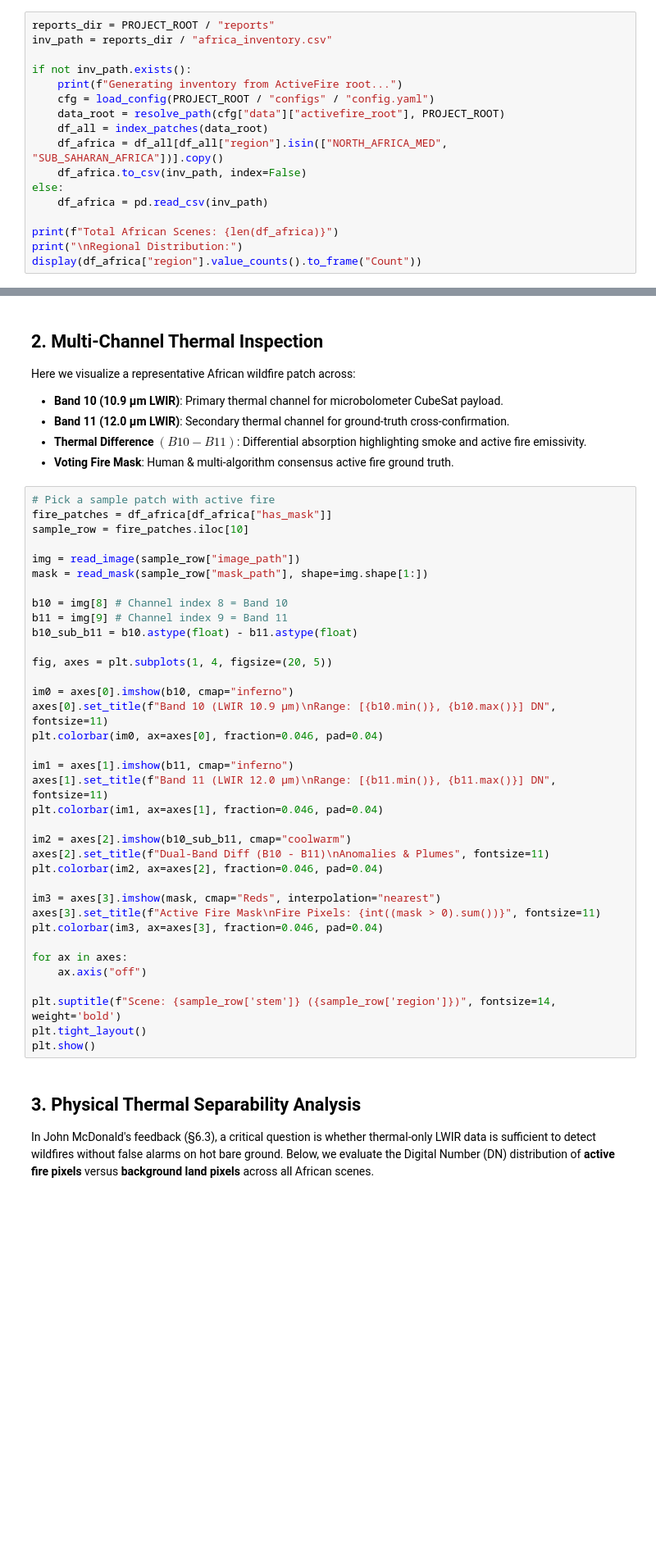
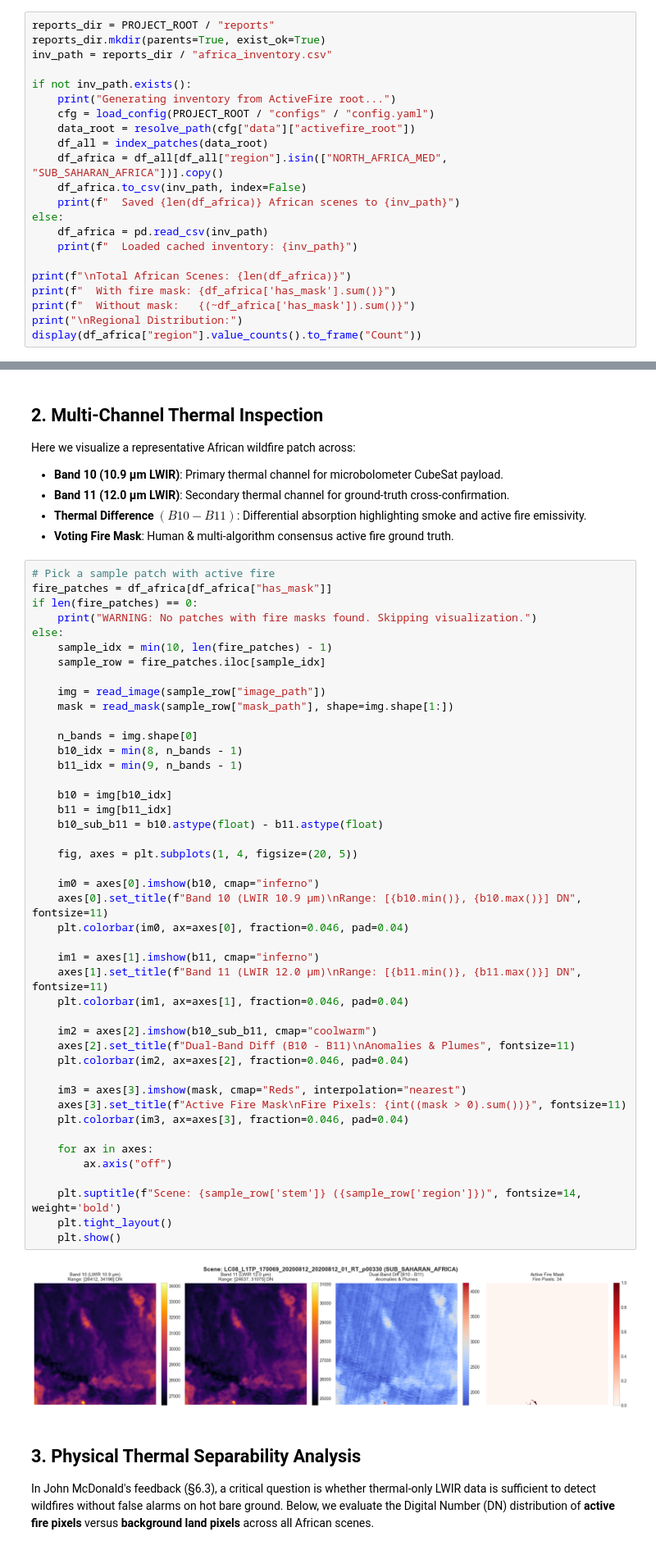
Before and after one commit to kacemamine721-star/thermal-edge-fire, a Jupyter notebook: notebooks/01_african_data_exploration.ipynb, the cells around one changed output, grey strips where cells are left out. Shown at 82% size. Saved outputs shown, nothing was run; the diff lists cells and outputs as text; blank space fills up the shorter version.

Commit message:
feat: corrections and end of the preprocessing of the data

```diff
--- a/notebooks/01_african_data_exploration.ipynb
+++ b/notebooks/01_african_data_exploration.ipynb
@@ -34,18 +46,23 @@ We load the curated African inventory (`reports/africa_inventory.csv`) derived f
 Each scene has been inverse-projected from UTM projection coordinates to geographic WGS84 (${\rm Lat}, {\rm Lon}$).
 # %%
 reports_dir = PROJECT_ROOT / "reports"
+reports_dir.mkdir(parents=True, exist_ok=True)
 inv_path = reports_dir / "africa_inventory.csv"
 
 if not inv_path.exists():
-    print(f"Generating inventory from ActiveFire root...")
+    print("Generating inventory from ActiveFire root...")
     cfg = load_config(PROJECT_ROOT / "configs" / "config.yaml")
-    data_root = resolve_path(cfg["data"]["activefire_root"], PROJECT_ROOT)
+    data_root = resolve_path(cfg["data"]["activefire_root"])
     df_all = index_patches(data_root)
     df_africa = df_all[df_all["region"].isin(["NORTH_AFRICA_MED", "SUB_SAHARAN_AFRICA"])].copy()
     df_africa.to_csv(inv_path, index=False)
+    print(f"  Saved {len(df_africa)} African scenes to {inv_path}")
 else:
     df_africa = pd.read_csv(inv_path)
+    print(f"  Loaded cached inventory: {inv_path}")
 
-print(f"Total African Scenes: {len(df_africa)}")
+print(f"\nTotal African Scenes: {len(df_africa)}")
+print(f"  With fire mask: {df_africa['has_mask'].sum()}")
+print(f"  Without mask:   {(~df_africa['has_mask']).sum()}")
 print("\nRegional Distribution:")
 display(df_africa["region"].value_counts().to_frame("Count"))
@@ -79,39 +110,49 @@ Here we visualize a representative African wildfire patch across:
 # %%
 # Pick a sample patch with active fire
 fire_patches = df_africa[df_africa["has_mask"]]
-sample_row = fire_patches.iloc[10]
+if len(fire_patches) == 0:
+    print("WARNING: No patches with fire masks found. Skipping visualization.")
+else:
+    sample_idx = min(10, len(fire_patches) - 1)
+    sample_row = fire_patches.iloc[sample_idx]
 
-img = read_image(sample_row["image_path"])
-mask = read_mask(sample_row["mask_path"], shape=img.shape[1:])
+    img = read_image(sample_row["image_path"])
+    mask = read_mask(sample_row["mask_path"], shape=img.shape[1:])
 
-b10 = img[8] # Channel index 8 = Band 10
-b11 = img[9] # Channel index 9 = Band 11
-b10_sub_b11 = b10.astype(float) - b11.astype(float)
+    n_bands = img.shape[0]
+    b10_idx = min(8, n_bands - 1)
+    b11_idx = min(9, n_bands - 1)
 
-fig, axes = plt.subplots(1, 4, figsize=(20, 5))
+    b10 = img[b10_idx]
+    b11 = img[b11_idx]
+    b10_sub_b11 = b10.astype(float) - b11.astype(float)
 
-im0 = axes[0].imshow(b10, cmap="inferno")
-axes[0].set_title(f"Band 10 (LWIR 10.9 µm)\nRange: [{b10.min()}, {b10.max()}] DN", fontsize=11)
-plt.colorbar(im0, ax=axes[0], fraction=0.046, pad=0.04)
+    fig, axes = plt.subplots(1, 4, figsize=(20, 5))
 
-im1 = axes[1].imshow(b11, cmap="inferno")
-axes[1].set_title(f"Band 11 (LWIR 12.0 µm)\nRange: [{b11.min()}, {b11.max()}] DN", fontsize=11)
-plt.colorbar(im1, ax=axes[1], fraction=0.046, pad=0.04)
+    im0 = axes[0].imshow(b10, cmap="inferno")
+    axes[0].set_title(f"Band 10 (LWIR 10.9 µm)\nRange: [{b10.min()}, {b10.max()}] DN", fontsize=11)
+    plt.colorbar(im0, ax=axes[0], fraction=0.046, pad=0.04)
 
-im2 = axes[2].imshow(b10_sub_b11, cmap="coolwarm")
-axes[2].set_title(f"Dual-Band Diff (B10 - B11)\nAnomalies & Plumes", fontsize=11)
-plt.colorbar(im2, ax=axes[2], fraction=0.046, pad=0.04)
+    im1 = axes[1].imshow(b11, cmap="inferno")
+    axes[1].set_title(f"Band 11 (LWIR 12.0 µm)\nRange: [{b11.min()}, {b11.max()}] DN", fontsize=11)
+    plt.colorbar(im1, ax=axes[1], fraction=0.046, pad=0.04)
 
-im3 = axes[3].imshow(mask, cmap="Reds", interpolation="nearest")
-axes[3].set_title(f"Active Fire Mask\nFire Pixels: {int((mask > 0).sum())}", fontsize=11)
-plt.colorbar(im3, ax=axes[3], fraction=0.046, pad=0.04)
+    im2 = axes[2].imshow(b10_sub_b11, cmap="coolwarm")
+    axes[2].set_title(f"Dual-Band Diff (B10 - B11)\nAnomalies & Plumes", fontsize=11)
+    plt.colorbar(im2, ax=axes[2], fraction=0.046, pad=0.04)
 
-for ax in axes:
-    ax.axis("off")
+    im3 = axes[3].imshow(mask, cmap="Reds", interpolation="nearest")
+    axes[3].set_title(f"Active Fire Mask\nFire Pixels: {int((mask > 0).sum())}", fontsize=11)
+    plt.colorbar(im3, ax=axes[3], fraction=0.046, pad=0.04)
 
-plt.suptitle(f"Scene: {sample_row['stem']} ({sample_row['region']})", fontsize=14, weight='bold')
-plt.tight_layout()
-plt.show()
+    for ax in axes:
+        ax.axis("off")
+
+    plt.suptitle(f"Scene: {sample_row['stem']} ({sample_row['region']})", fontsize=14, weight='bold')
+    plt.tight_layout()
+    plt.show()
+# %% [output]
+[figure, added]
 # %% [markdown]
 ## 3. Physical Thermal Separability Analysis
 In John McDonald's feedback (§6.3), a critical question is whether thermal-only LWIR data is sufficient to detect wildfires without false alarms on hot bare ground.
```
Also changed, not shown: parts of 9 cells of this notebook, 15 other files.
